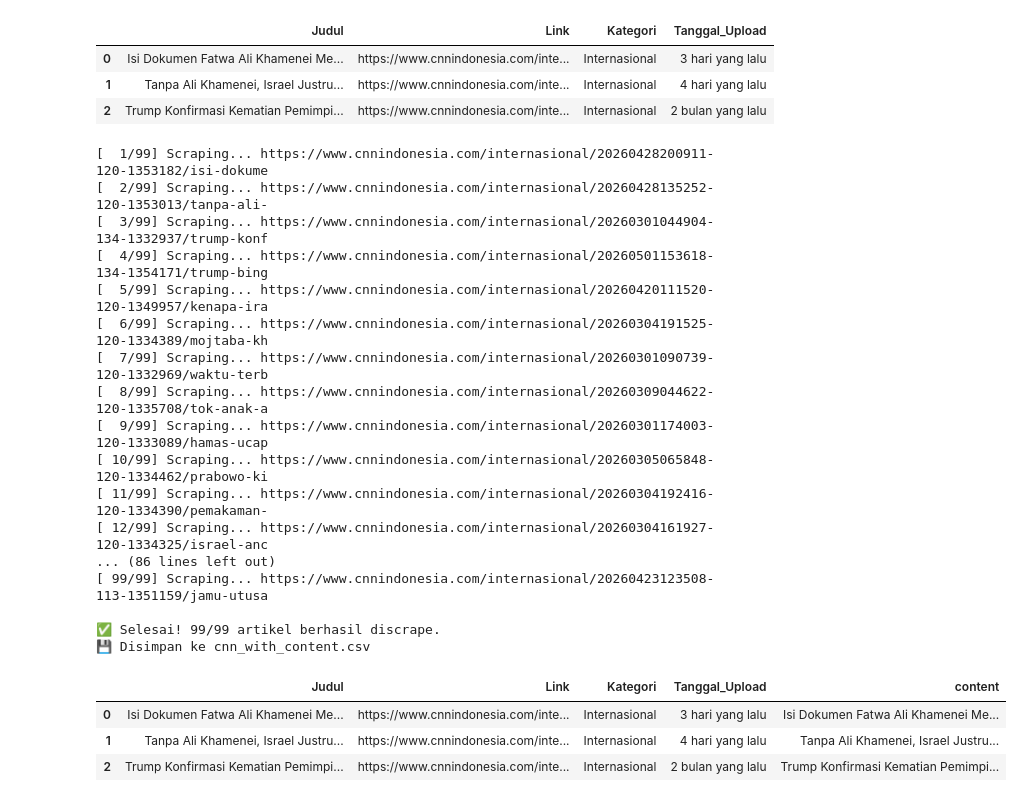
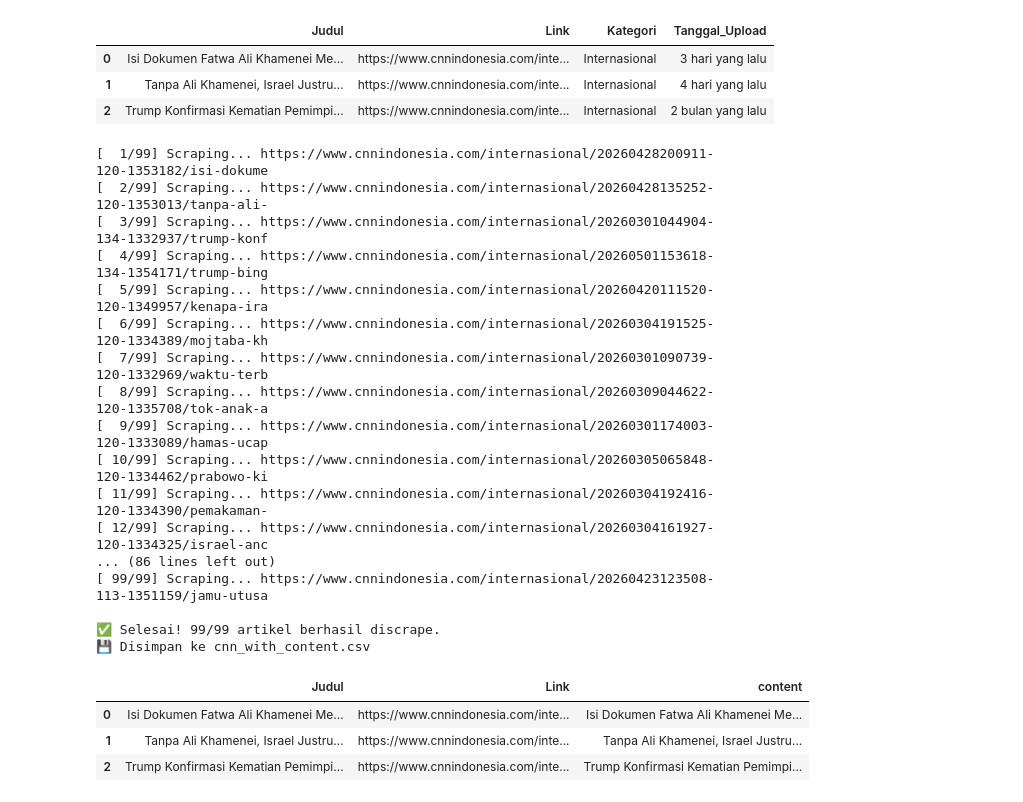
Before and after one commit to KurniaYufi/sentiment-analysis-kematian-ali-khamenei, a Jupyter notebook: scraping/cnn/cnn-content-scraping.ipynb, the cells around one changed output. Saved outputs shown, nothing was run; the diff lists cells and outputs as text; code cells hidden in the pictures.

```diff
--- a/scraping/cnn/cnn-content-scraping.ipynb
+++ b/scraping/cnn/cnn-content-scraping.ipynb
@@ -217,37 +217,40 @@ for i, url in enumerate(urls, 1):
     time.sleep(1)   # jeda sopan agar tidak diblok server
 
 # Tambahkan kolom 'content' ke dataframe asli
 df_article = links_df.copy()
 df_article['content'] = contents
 
+# Hapus kolom 'Kategori' dan 'Tanggal_Upload' sesuai permintaan
+df_article = df_article.drop(columns=['Kategori', 'Tanggal_Upload'])
+
 # Simpan versi mentah dengan kolom content
 df_article.to_csv('cnn_with_content.csv', index=False, encoding='utf-8-sig')
 
 print(f'\n✅ Selesai! {df_article["content"].notna().sum()}/{len(df_article)} artikel berhasil discrape.')
 print(f'💾 Disimpan ke cnn_with_content.csv')
 df_article.head(3)
 # %% [output]
 [  1/99] Scraping... https://www.cnnindonesia.com/internasional/20260428200911-120-1353182/isi-dokume
 [  2/99] Scraping... https://www.cnnindonesia.com/internasional/20260428135252-120-1353013/tanpa-ali-
 [  3/99] Scraping... https://www.cnnindonesia.com/internasional/20260301044904-134-1332937/trump-konf
 [  4/99] Scraping... https://www.cnnindonesia.com/internasional/20260501153618-134-1354171/trump-bing
 [  5/99] Scraping... https://www.cnnindonesia.com/internasional/20260420111520-120-1349957/kenapa-ira
 [  6/99] Scraping... https://www.cnnindonesia.com/internasional/20260304191525-120-1334389/mojtaba-kh
 [  7/99] Scraping... https://www.cnnindonesia.com/internasional/20260301090739-120-1332969/waktu-terb
 [  8/99] Scraping... https://www.cnnindonesia.com/internasional/20260309044622-120-1335708/tok-anak-a
 [  9/99] Scraping... https://www.cnnindonesia.com/internasional/20260301174003-120-1333089/hamas-ucap
 [ 10/99] Scraping... https://www.cnnindonesia.com/internasional/20260305065848-120-1334462/prabowo-ki
 [ 11/99] Scraping... https://www.cnnindonesia.com/internasional/20260304192416-120-1334390/pemakaman-
 [ 12/99] Scraping... https://www.cnnindonesia.com/internasional/20260304161927-120-1334325/israel-anc
 ... (86 lines left out)
 [ 99/99] Scraping... https://www.cnnindonesia.com/internasional/20260423123508-113-1351159/jamu-utusa
 
 ✅ Selesai! 99/99 artikel berhasil discrape.
 💾 Disimpan ke cnn_with_content.csv
-|  | Judul | Link | Kategori | Tanggal_Upload | content |
-| 0 | Isi Dokumen Fatwa Ali Khamenei Me... | https://www.cnnindonesia.com/inte... | Internasional | 3 hari yang lalu | Isi Dokumen Fatwa Ali Khamenei Me... |
-| 1 | Tanpa Ali Khamenei, Israel Justru... | https://www.cnnindonesia.com/inte... | Internasional | 4 hari yang lalu | Tanpa Ali Khamenei, Israel Justru... |
-| 2 | Trump Konfirmasi Kematian Pemimpi... | https://www.cnnindonesia.com/inte... | Internasional | 2 bulan yang lalu | Trump Konfirmasi Kematian Pemimpi... |
+|  | Judul | Link | content |
+| 0 | Isi Dokumen Fatwa Ali Khamenei Me... | https://www.cnnindonesia.com/inte... | Isi Dokumen Fatwa Ali Khamenei Me... |
+| 1 | Tanpa Ali Khamenei, Israel Justru... | https://www.cnnindonesia.com/inte... | Tanpa Ali Khamenei, Israel Justru... |
+| 2 | Trump Konfirmasi Kematian Pemimpi... | https://www.cnnindonesia.com/inte... | Trump Konfirmasi Kematian Pemimpi... |
 # %%
 from google.colab import files
 files.download('cnn_with_content.csv')
```
Also changed, not shown: parts of 1 cell of this notebook.
